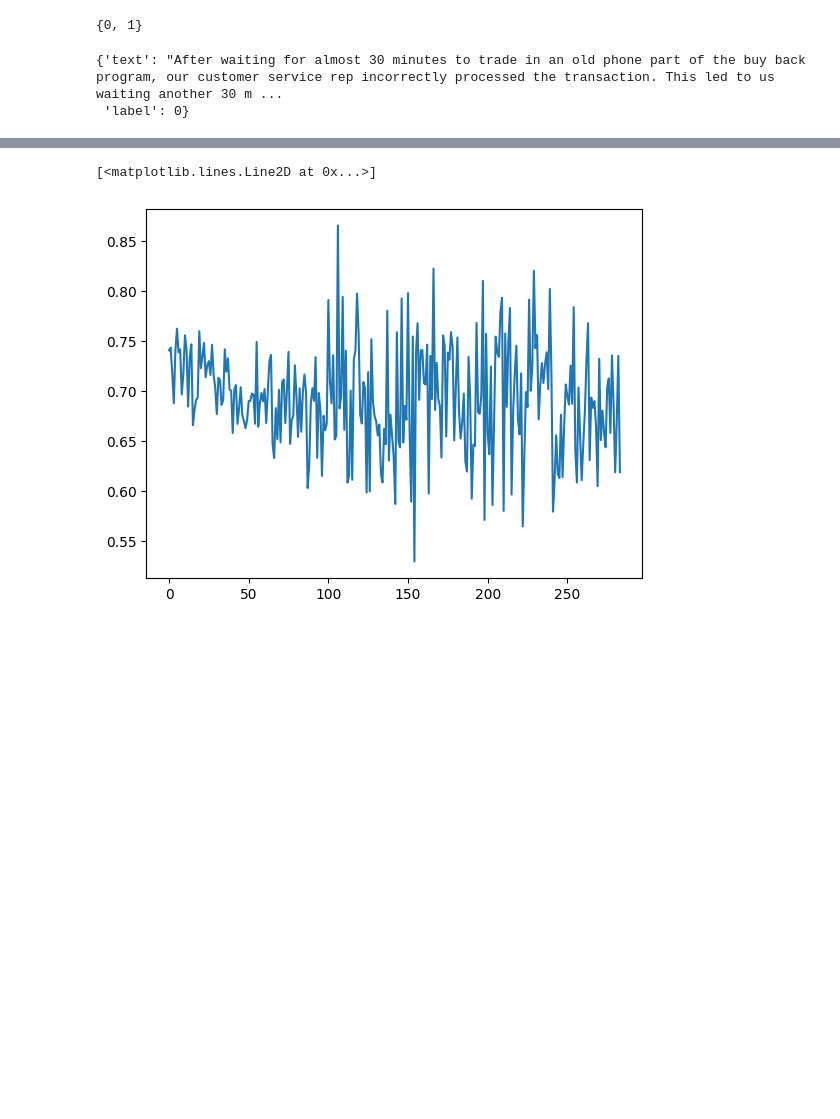
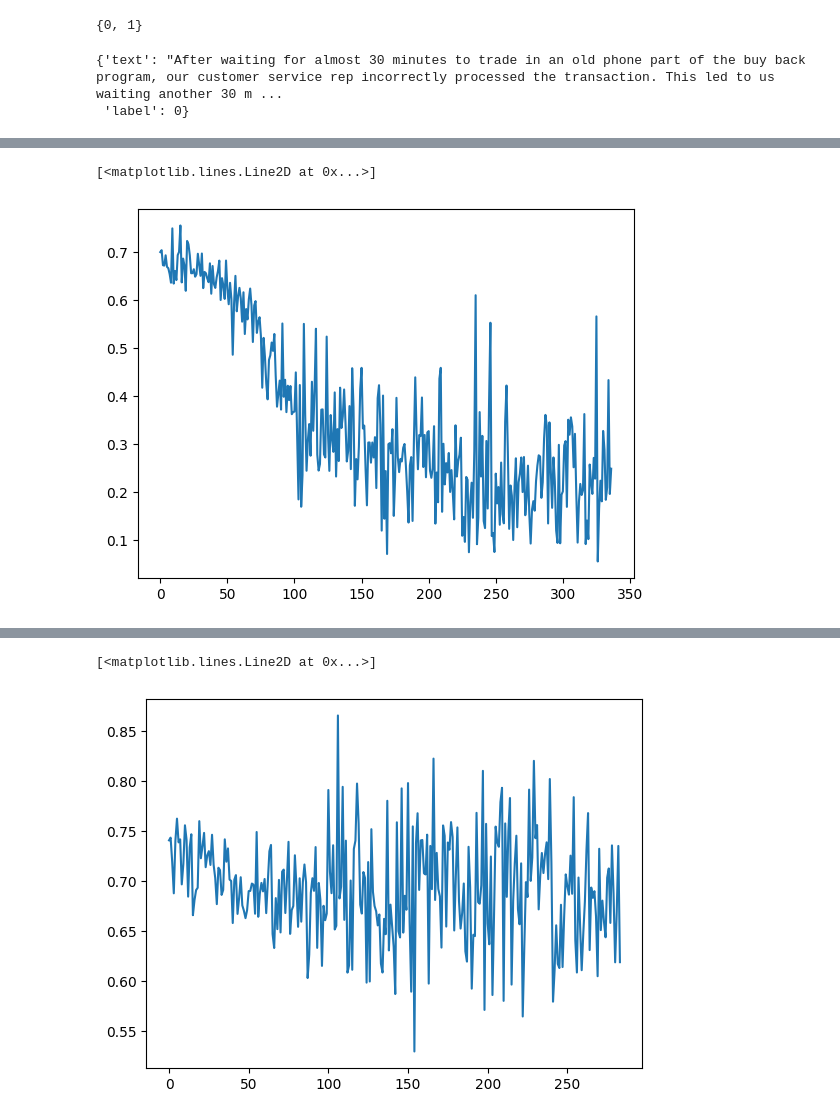
Before and after one commit to Cari1111/NLP_project, a Jupyter notebook: project.ipynb, the cells around one changed output, grey strips where cells are left out. Saved outputs shown, nothing was run; the diff lists cells and outputs as text; code cells hidden in the pictures; blank space fills up the shorter version.

```diff
--- a/project.ipynb
+++ b/project.ipynb
@@ -241,0 +314,5 @@ KeyboardInterrupt:
+# %%
+plt.plot(classification_trainer.losses) # lr=1e-6, lr=1e-4
+# %% [output]
+[<matplotlib.lines.Line2D at 0x...>]
+[figure, added]
```
Also changed, not shown: parts of 23 cells of this notebook.
